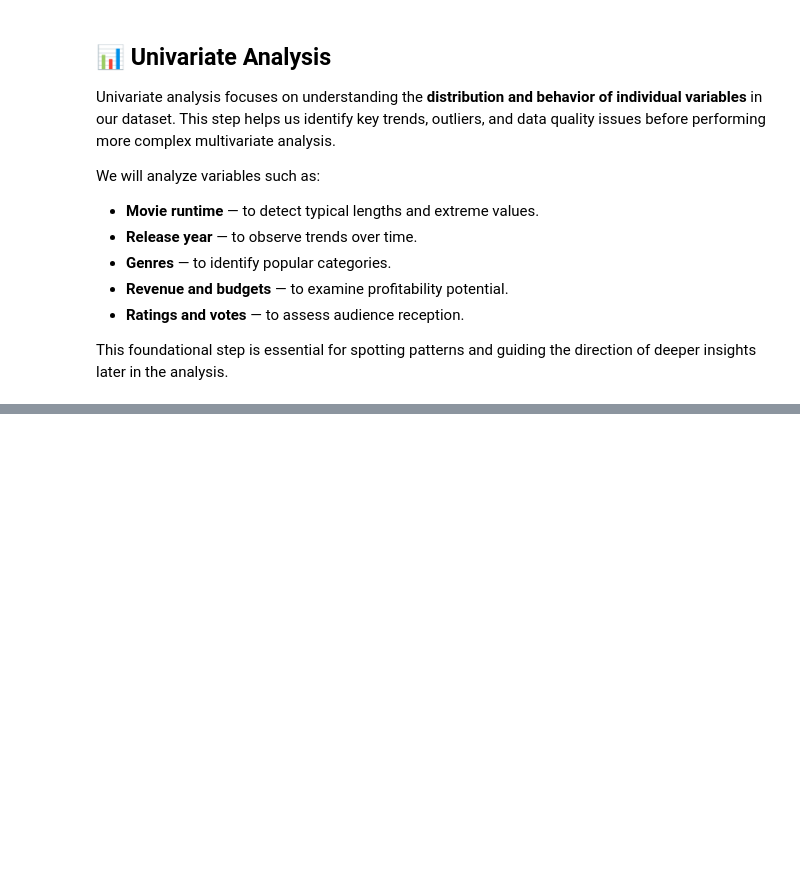
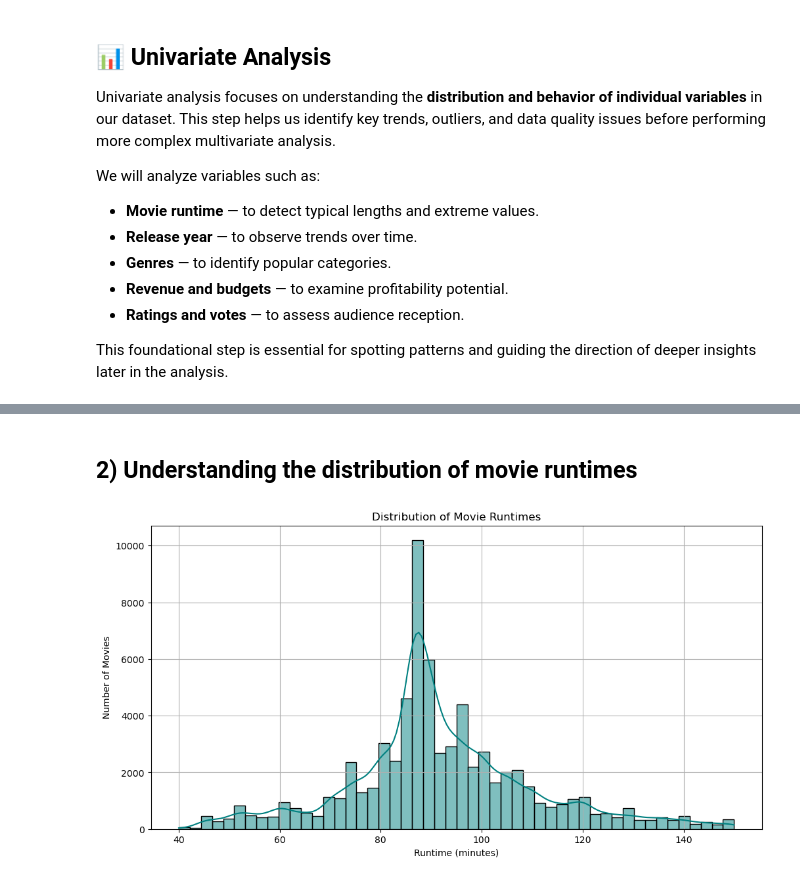
Before and after one commit to Arasirwa/stunning-computing-machine, a Jupyter notebook: notebooks/movie_analysis.ipynb, the cells around one changed output, grey strips where cells are left out. Drawn from its saved outputs; the diff is of its cells as text; code cells hidden in the pictures; blank space fills up the shorter version.

```diff
--- a/notebooks/movie_analysis.ipynb
+++ b/notebooks/movie_analysis.ipynb
@@ -1073,0 +1134,12 @@ This foundational step is essential for spotting patterns and guiding the direct
+# %% [markdown]
+## 2) Understanding the distribution of movie runtimes
+# %%
+plt.figure(figsize=(12,6))
+sns.histplot(data=imdb_full, x='movie_runtime_mins', bins=50, kde=True, color='teal')
+plt.title('Distribution of Movie Runtimes')
+plt.xlabel('Runtime (minutes)')
+plt.ylabel('Number of Movies')
+plt.grid(True)
+plt.show()
+# %% [output]
+[figure, added]
```
Also changed, not shown: parts of 23 cells of this notebook.
